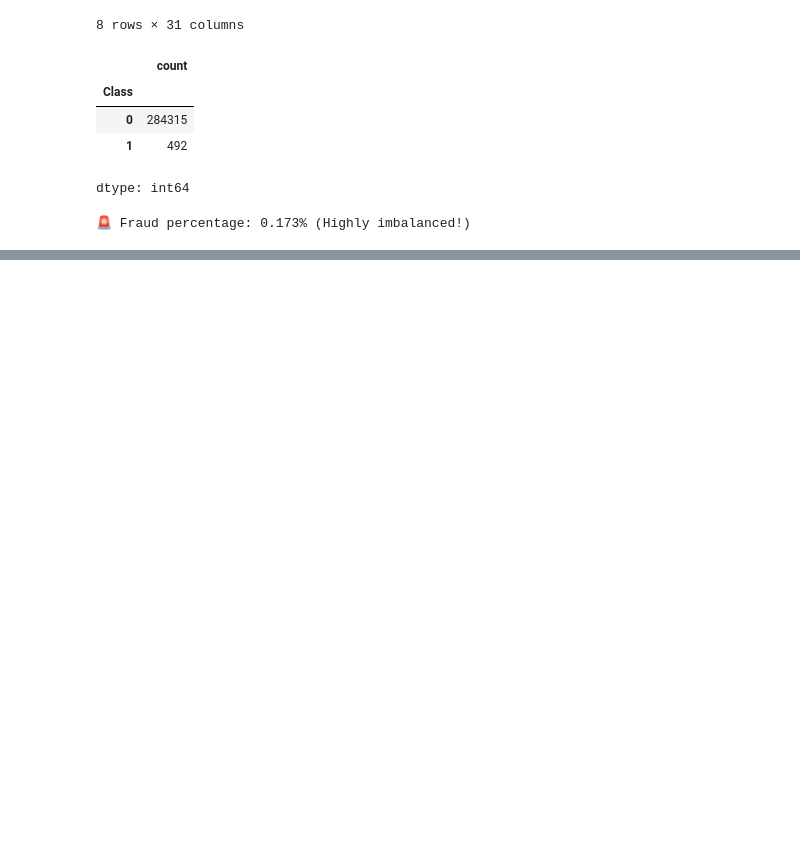
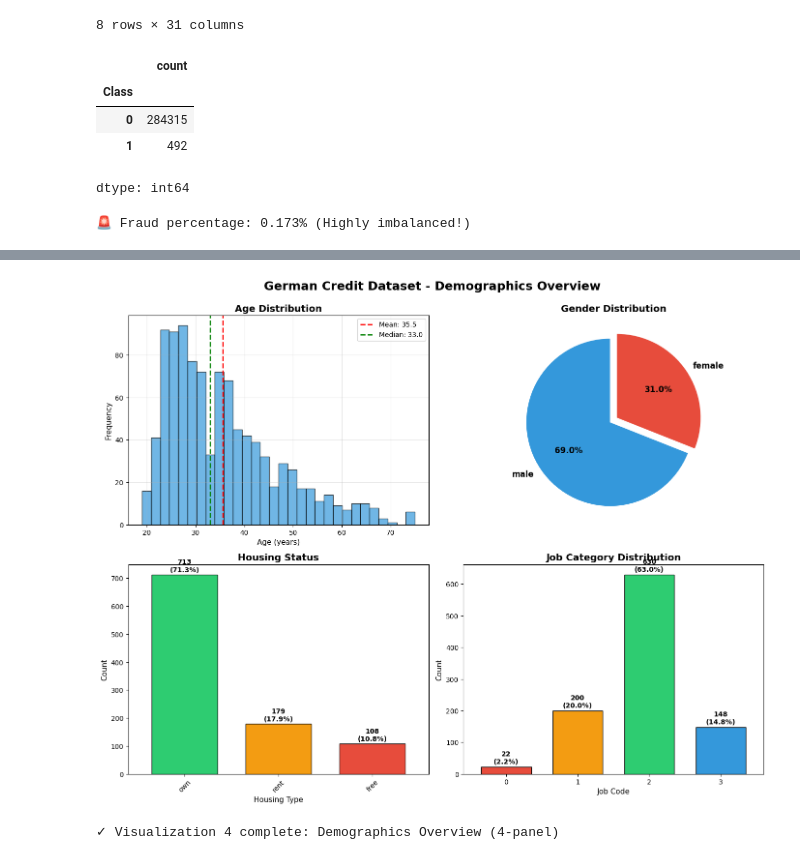
Before and after one commit to ManasAyyalaraju/personal-finance-health-predictor, a Jupyter notebook: notebooks/01_Data_Exploration.ipynb, the cells around one changed output, grey strips where cells are left out. Cells and saved outputs as stored; diff of their text form; code cells hidden in the pictures; blank space fills up the shorter version.

```diff
--- a/notebooks/01_Data_Exploration.ipynb
+++ b/notebooks/01_Data_Exploration.ipynb
@@ -265,0 +401,70 @@ print(f"\n🚨 Fraud percentage: {fraud_pct:.3f}% (Highly imbalanced!)")
+# %%
+fig, axes = plt.subplots(2, 2, figsize=(14, 11))
+fig.suptitle('German Credit Dataset - Demographics Overview',
+             fontsize=18, fontweight='bold', y=0.995)
+
+# Panel 1: Age Distribution
+axes[0, 0].hist(german_credit['Age'], bins=30, color='#3498db',
+                edgecolor='black', alpha=0.7)
+axes[0, 0].axvline(german_credit['Age'].mean(), color='red',
+                   linestyle='--', linewidth=2,
+                   label=f'Mean: {german_credit["Age"].mean():.1f}')
+axes[0, 0].axvline(german_credit['Age'].median(), color='green',
+                   linestyle='--', linewidth=2,
+                   label=f'Median: {german_credit["Age"].median():.1f}')
+axes[0, 0].set_title('Age Distribution', fontsize=14, fontweight='bold')
+axes[0, 0].set_xlabel('Age (years)', fontsize=11)
+axes[0, 0].set_ylabel('Frequency', fontsize=11)
+axes[0, 0].legend()
+axes[0, 0].grid(alpha=0.3)
+
+# Panel 2: Gender Distribution
+sex_counts = german_credit['Sex'].value_counts()
+colors_sex = ['#3498db', '#e74c3c']
+wedges, texts, autotexts = axes[0, 1].pie(sex_counts.values,
+                                           labels=sex_counts.index,
+                                           autopct='%1.1f%%',
+                                           colors=colors_sex,
+                                           startangle=90,
+                                           explode=(0.05, 0.05),
+                                           textprops={'fontsize': 12, 'fontweight': 'bold'})
+axes[0, 1].set_title('Gender Distribution', fontsize=14, fontweight='bold')
+
+# Panel 3: Housing Status
+housing_counts = german_credit['Housing'].value_counts()
+colors_housing = ['#2ecc71', '#f39c12', '#e74c3c']
+housing_counts.plot(kind='bar', ax=axes[1, 0],
+                    color=colors_housing[:len(housing_counts)],
+                    edgecolor='black', width=0.7)
+axes[1, 0].set_title('Housing Status', fontsize=14, fontweight='bold')
+axes[1, 0].set_xlabel('Housing Type', fontsize=11)
+axes[1, 0].set_ylabel('Count', fontsize=11)
+axes[1, 0].tick_params(axis='x', rotation=45)
+
+# Add value labels
+for i, v in enumerate(housing_counts.values):
+    axes[1, 0].text(i, v + 10, f'{v}\n({v/len(german_credit)*100:.1f}%)',
+                    ha='center', fontweight='bold', fontsize=10)
+
+# Panel 4: Job Distribution
+job_counts = german_credit['Job'].value_counts().sort_index()
+colors_job = ['#e74c3c', '#f39c12', '#2ecc71', '#3498db']
+job_counts.plot(kind='bar', ax=axes[1, 1],
+                color=colors_job, edgecolor='black', width=0.7)
+axes[1, 1].set_title('Job Category Distribution', fontsize=14, fontweight='bold')
+axes[1, 1].set_xlabel('Job Code', fontsize=11)
+axes[1, 1].set_ylabel('Count', fontsize=11)
+axes[1, 1].tick_params(axis='x', rotation=0)
+
+# Add value labels
+for i, v in enumerate(job_counts.values):
+    axes[1, 1].text(i, v + 10, f'{v}\n({v/len(german_credit)*100:.1f}%)',
+                    ha='center', fontweight='bold', fontsize=10)
+
+plt.tight_layout()
+plt.show()
+
+print("✓ Visualization 4 complete: Demographics Overview (4-panel)")
+# %% [output]
+[figure, added]
+✓ Visualization 4 complete: Demographics Overview (4-panel)
```
Also changed, not shown: parts of 20 cells of this notebook.
